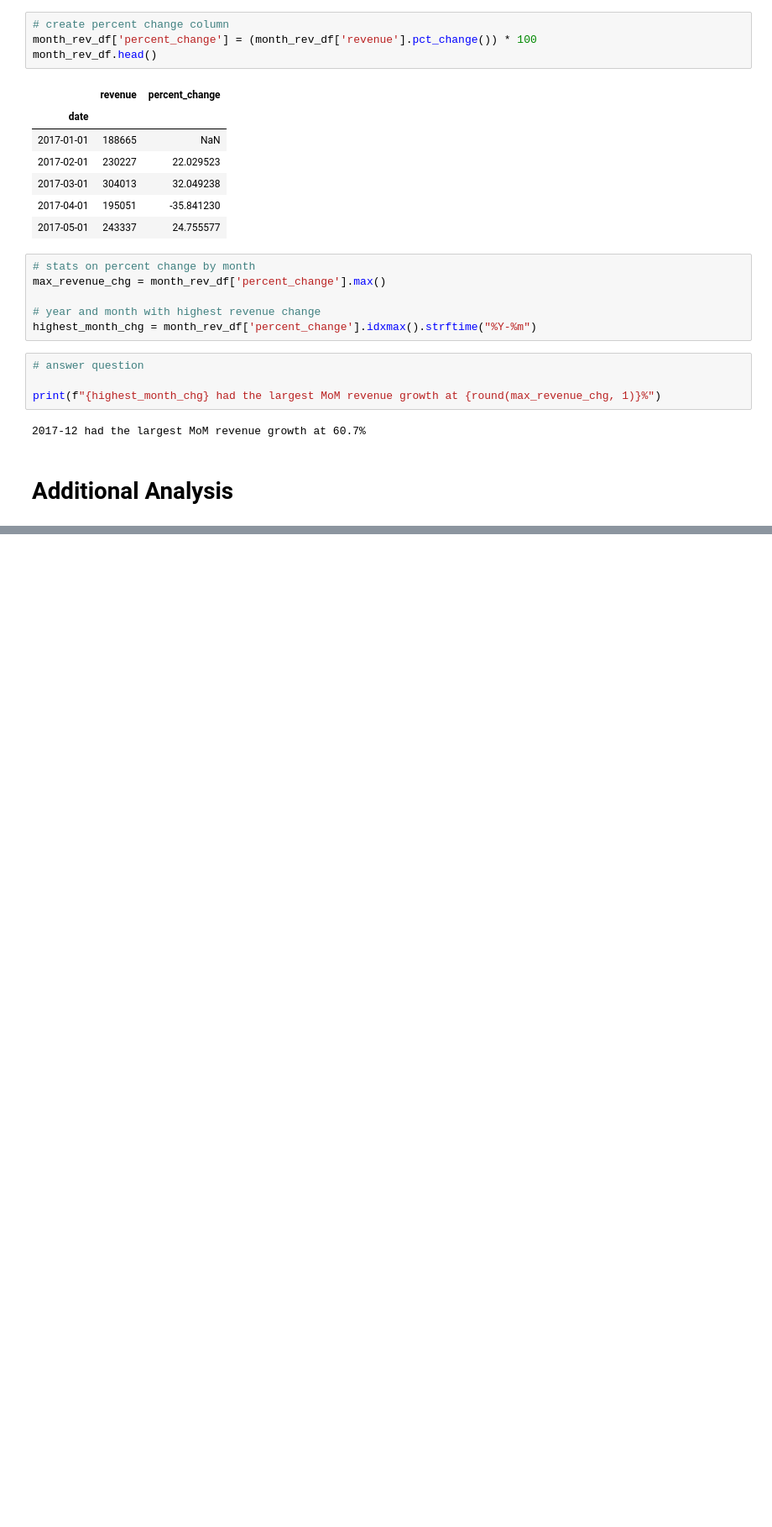
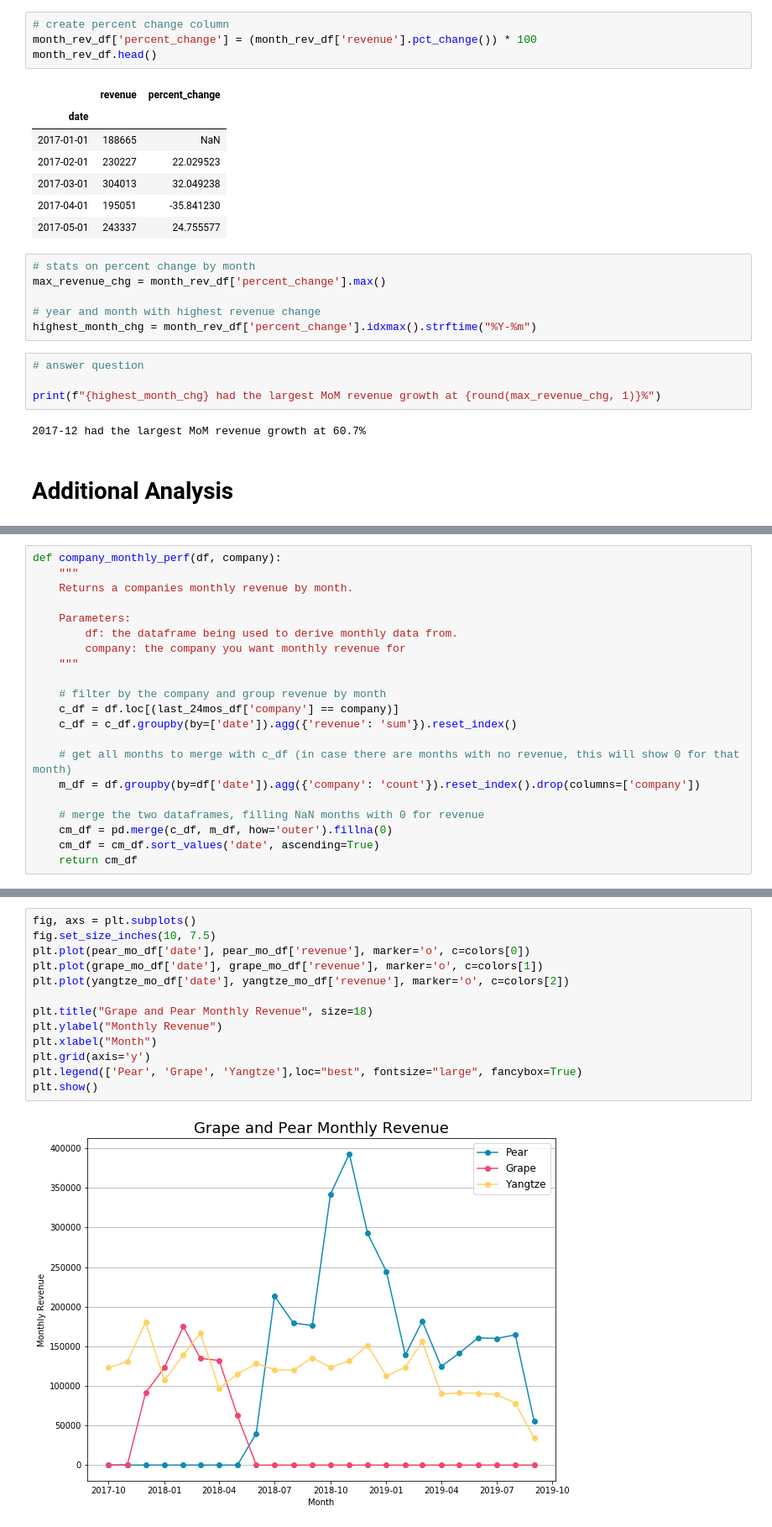
Before and after one commit to admiral810/data_sample_analysis, a Jupyter notebook: data_analysis_notebook.ipynb, the cells around one changed output, grey strips where cells are left out. Shown: that part at 84% size. Saved outputs shown, nothing was run; the diff lists cells and outputs as text; blank space fills up the shorter version.

```diff
--- a/data_analysis_notebook.ipynb
+++ b/data_analysis_notebook.ipynb
@@ -289,0 +529,21 @@ print(f"{highest_month_chg} had the largest MoM revenue growth at {round(max_rev
+# %%
+def company_monthly_perf(df, company):
+    """
+    Returns a companies monthly revenue by month.
+
+    Parameters:
+        df: the dataframe being used to derive monthly data from.
+        company: the company you want monthly revenue for
+    """
+
+    # filter by the company and group revenue by month
+    c_df = df.loc[(last_24mos_df['company'] == company)]
+    c_df = c_df.groupby(by=['date']).agg({'revenue': 'sum'}).reset_index()
+
+    # get all months to merge with c_df (in case there are months with no revenue, this will show 0 for that month)
+    m_df = df.groupby(by=df['date']).agg({'company': 'count'}).reset_index().drop(columns=['company'])
+
+    # merge the two dataframes, filling NaN months with 0 for revenue
+    cm_df = pd.merge(c_df, m_df, how='outer').fillna(0)
+    cm_df = cm_df.sort_values('date', ascending=True)
+    return cm_df
@@ -289,0 +571,15 @@ print(f"{highest_month_chg} had the largest MoM revenue growth at {round(max_rev
+# %%
+fig, axs = plt.subplots()
+fig.set_size_inches(10, 7.5)
+plt.plot(pear_mo_df['date'], pear_mo_df['revenue'], marker='o', c=colors[0])
+plt.plot(grape_mo_df['date'], grape_mo_df['revenue'], marker='o', c=colors[1])
+plt.plot(yangtze_mo_df['date'], yangtze_mo_df['revenue'], marker='o', c=colors[2])
+
+plt.title("Grape and Pear Monthly Revenue", size=18)
+plt.ylabel("Monthly Revenue")
+plt.xlabel("Month")
+plt.grid(axis='y')
+plt.legend(['Pear', 'Grape', 'Yangtze'],loc="best", fontsize="large", fancybox=True)
+plt.show()
+# %% [output]
+[figure, added]
```
Also changed, not shown: parts of 37 cells of this notebook, 2 other files.
